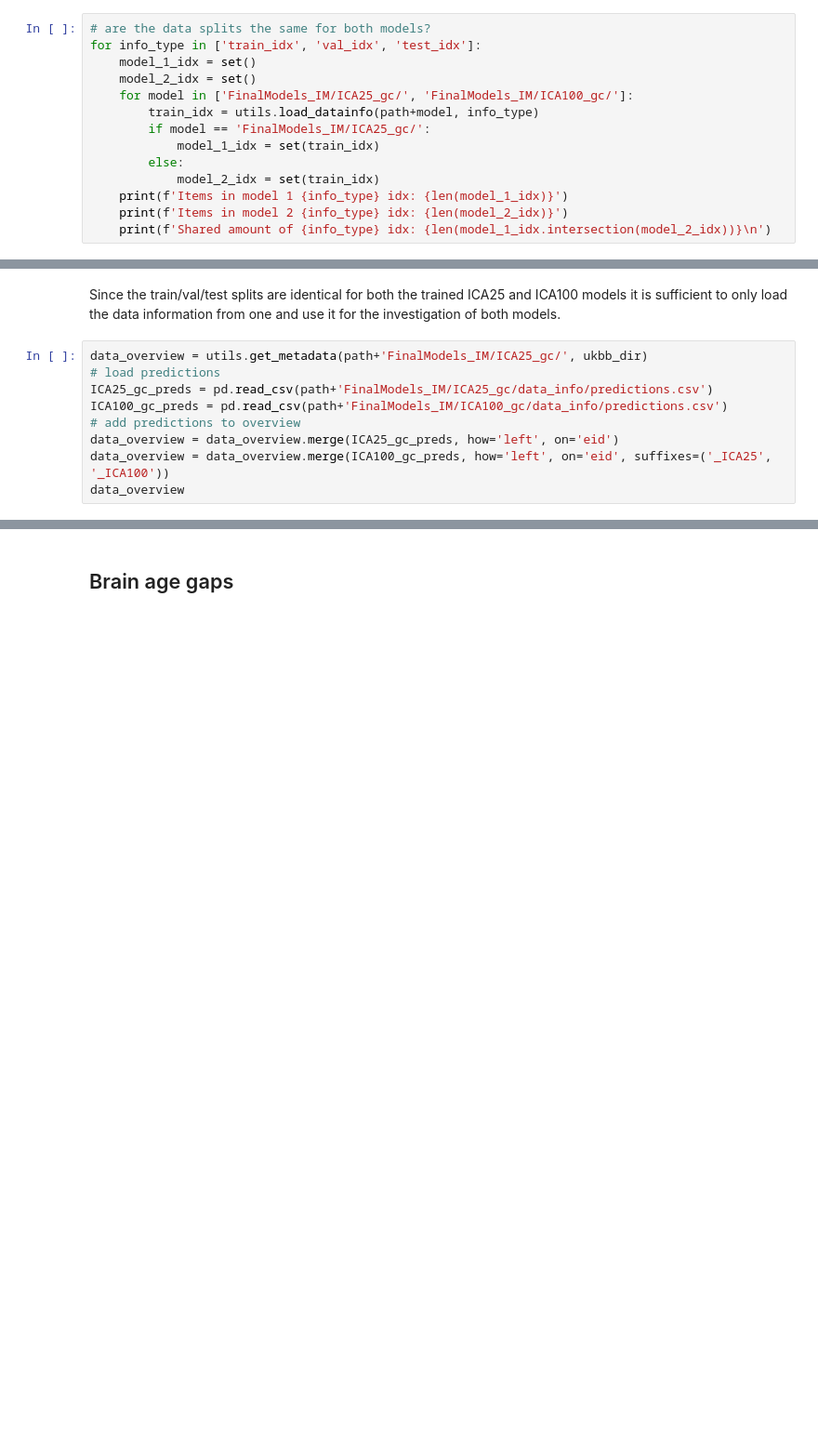
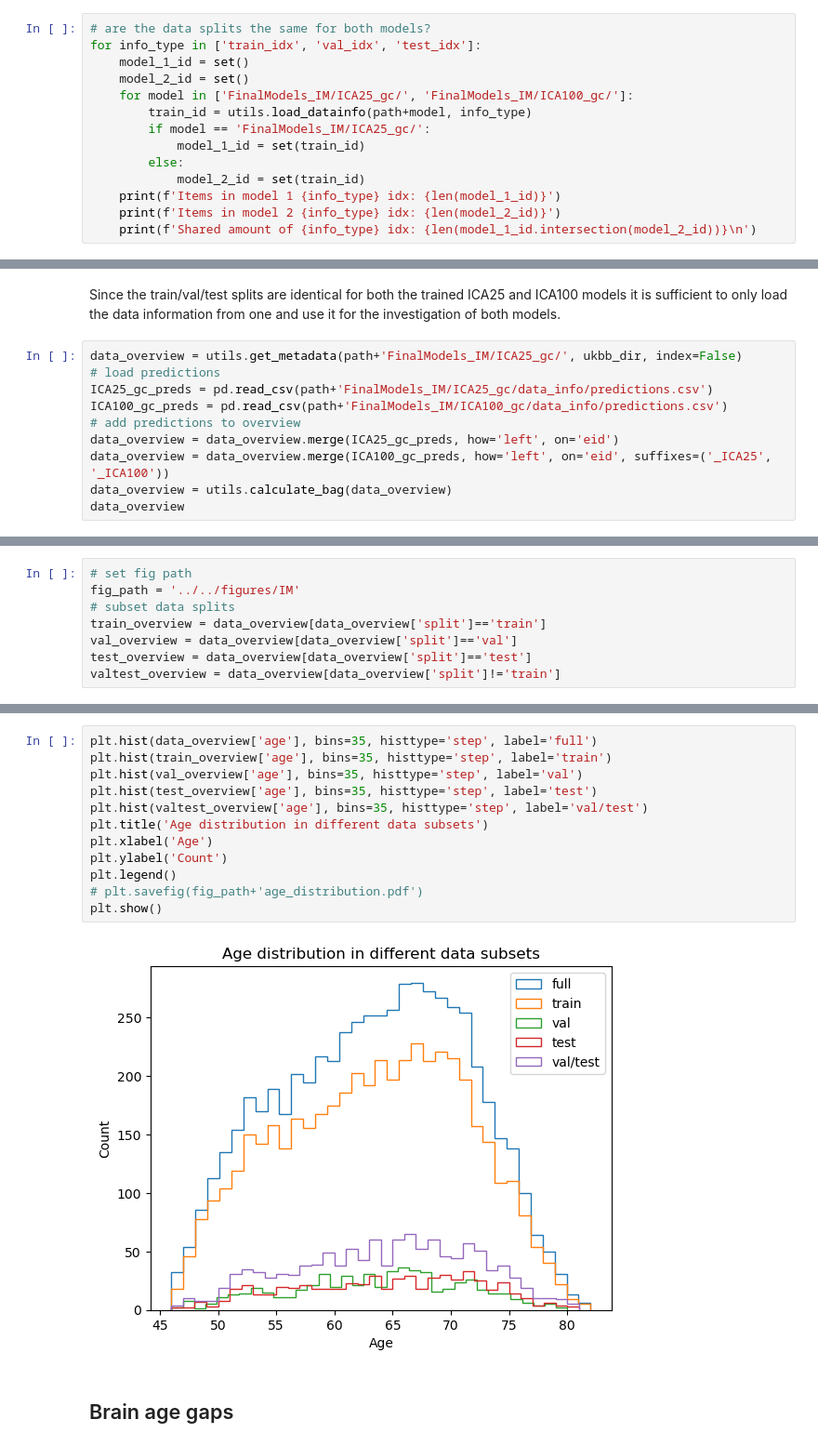
Before and after one commit to laura-riedel/IM, a Jupyter notebook: src/FinalModels/final_models_IM.ipynb, the cells around one changed output, grey strips where cells are left out. Shown at 93% size. Cells and saved outputs as stored; diff of their text form; blank space fills up the shorter version.

Commit message:
Rerun final models with updated DataModule

```diff
--- a/src/FinalModels/final_models_IM.ipynb
+++ b/src/FinalModels/final_models_IM.ipynb
@@ -168,17 +173,17 @@ LOCAL_RANK: 0 - CUDA_VISIBLE_DEVICES: [0,1,2,3]
 # %%
 # are the data splits the same for both models?
 for info_type in ['train_idx', 'val_idx', 'test_idx']:
-    model_1_idx = set()
-    model_2_idx = set()
+    model_1_id = set()
+    model_2_id = set()
     for model in ['FinalModels_IM/ICA25_gc/', 'FinalModels_IM/ICA100_gc/']:
-        train_idx = utils.load_datainfo(path+model, info_type)
+        train_id = utils.load_datainfo(path+model, info_type)
         if model == 'FinalModels_IM/ICA25_gc/':
-            model_1_idx = set(train_idx)
+            model_1_id = set(train_id)
         else:
-            model_2_idx = set(train_idx)
-    print(f'Items in model 1 {info_type} idx: {len(model_1_idx)}')
-    print(f'Items in model 2 {info_type} idx: {len(model_2_idx)}')
-    print(f'Shared amount of {info_type} idx: {len(model_1_idx.intersection(model_2_idx))}\n')
+            model_2_id = set(train_id)
+    print(f'Items in model 1 {info_type} idx: {len(model_1_id)}')
+    print(f'Items in model 2 {info_type} idx: {len(model_2_id)}')
+    print(f'Shared amount of {info_type} idx: {len(model_1_id.intersection(model_2_id))}\n')
 # %% [output]
 Items in model 1 train_idx idx: 4721
 Items in model 2 train_idx idx: 4721
@@ -194,13 +199,14 @@ Shared amount of test_idx idx: 591
 # %% [markdown]
 Since the train/val/test splits are identical for both the trained ICA25 and ICA100 models it is sufficient to only load the data information from one and use it for the investigation of both models.
 # %%
-data_overview = utils.get_metadata(path+'FinalModels_IM/ICA25_gc/', ukbb_dir)
+data_overview = utils.get_metadata(path+'FinalModels_IM/ICA25_gc/', ukbb_dir, index=False)
 # load predictions
 ICA25_gc_preds = pd.read_csv(path+'FinalModels_IM/ICA25_gc/data_info/predictions.csv')
 ICA100_gc_preds = pd.read_csv(path+'FinalModels_IM/ICA100_gc/data_info/predictions.csv')
 # add predictions to overview
 data_overview = data_overview.merge(ICA25_gc_preds, how='left', on='eid')
 data_overview = data_overview.merge(ICA100_gc_preds, how='left', on='eid', suffixes=('_ICA25', '_ICA100'))
+data_overview = utils.calculate_bag(data_overview)
 data_overview
 # %% [output]
 |  | eid | age | rfmri_ica25_ts | split | bmi | digit substitution | education | fluid intelligence | ... |
@@ -222,0 +229,8 @@ data_overview
+# %%
+# set fig path
+fig_path = '../../figures/IM'
+# subset data splits
+train_overview = data_overview[data_overview['split']=='train']
+val_overview = data_overview[data_overview['split']=='val']
+test_overview = data_overview[data_overview['split']=='test']
+valtest_overview = data_overview[data_overview['split']!='train']
@@ -223,2 +239,16 @@ data_overview
+# %%
+plt.hist(data_overview['age'], bins=35, histtype='step', label='full')
+plt.hist(train_overview['age'], bins=35, histtype='step', label='train')
+plt.hist(val_overview['age'], bins=35, histtype='step', label='val')
+plt.hist(test_overview['age'], bins=35, histtype='step', label='test')
+plt.hist(valtest_overview['age'], bins=35, histtype='step', label='val/test')
+plt.title('Age distribution in different data subsets')
+plt.xlabel('Age')
+plt.ylabel('Count')
+plt.legend()
+# plt.savefig(fig_path+'age_distribution.pdf')
+plt.show()
+# %% [output]
+[figure, added]
 # %% [markdown]
 ## Brain age gaps
```
Also changed, not shown: parts of 62 cells of this notebook, 10 other files.
